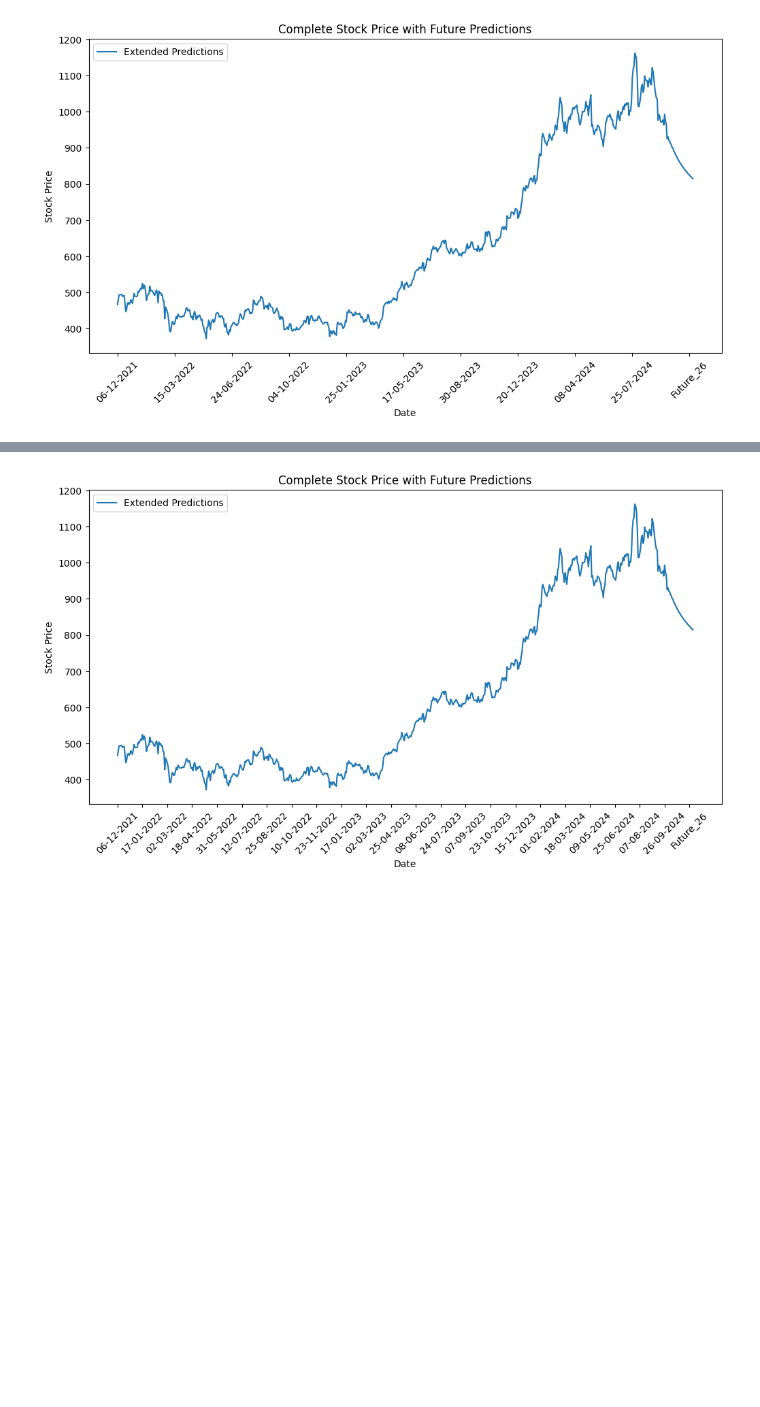
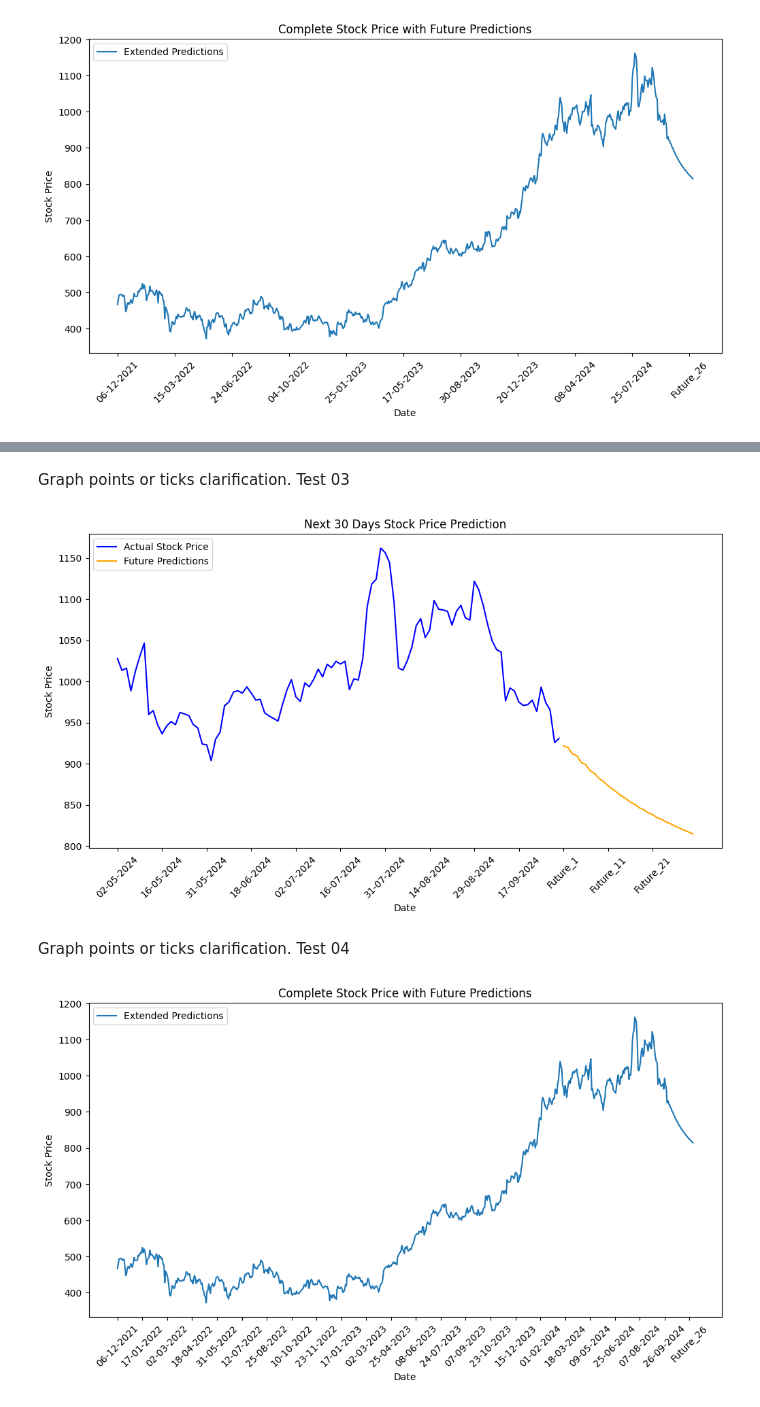
Before and after one commit to shivannadm/Data_Science_path, a Jupyter notebook: 02_lstm_stock_price_prediction_Testing.ipynb, the cells around one changed output, grey strips where cells are left out. Drawn from its saved outputs; the diff is of its cells as text; code cells hidden in the pictures; blank space fills up the shorter version.

```diff
--- a/02_lstm_stock_price_prediction_Testing.ipynb
+++ b/02_lstm_stock_price_prediction_Testing.ipynb
@@ -517,3 +571,39 @@ Test RMSE: 985.4740322132095
+# %% [markdown]
+Graph points or ticks clarification. Test 03
+# %%
+# Combine the last 100 actual dates and future dates
+combined_dates = dates[-100:].tolist() + future_dates
+
+# Combine the last 100 actual prices and future predictions
+combined_prices = np.concatenate((scaler.inverse_transform(df1[-100:]), future_predictions), axis=0)
+
+# Calculate tick indices for every 30 days
+tick_indices = list(range(0, len(combined_dates), 10))
+
+# Plot the predictions for both actual and future data
+plt.figure(figsize=(12, 6))
+
+# Plot the actual stock prices (Last 100 Days)
+plt.plot(dates[-100:], scaler.inverse_transform(df1[-100:]), label="Actual Stock Price", color='blue')
+
+# Plot the future stock prices (Next 30 Days)
+plt.plot(future_dates, future_predictions, label="Future Predictions", color='orange')
+
+# Adjust x-ticks to show every 30th date
+plt.xticks(ticks=tick_indices, labels=[combined_dates[i] for i in tick_indices], rotation=45)
+
+plt.title("Next 30 Days Stock Price Prediction")
+plt.xlabel("Date")
+plt.ylabel("Stock Price")
+
+# Show legends for both actual and future predictions separately
+plt.legend(loc='upper left')
+
+plt.show()
+# %% [output]
+[figure, added]
+# %% [markdown]
+Graph points or ticks clarification. Test 04
 # %%
 # Combine actual and future dates
 extended_dates = dates.tolist() + future_dates
```
Also changed, not shown: parts of 8 cells of this notebook.
